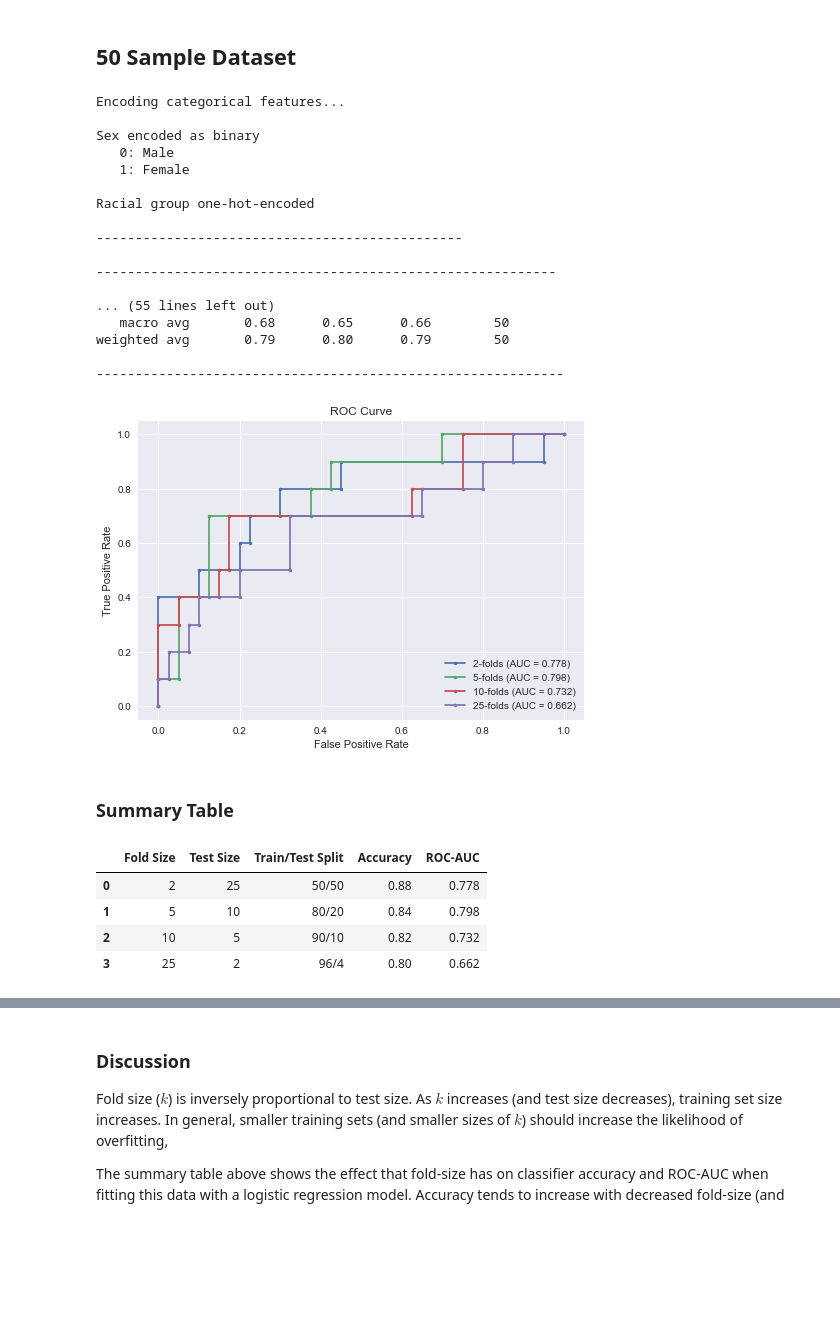
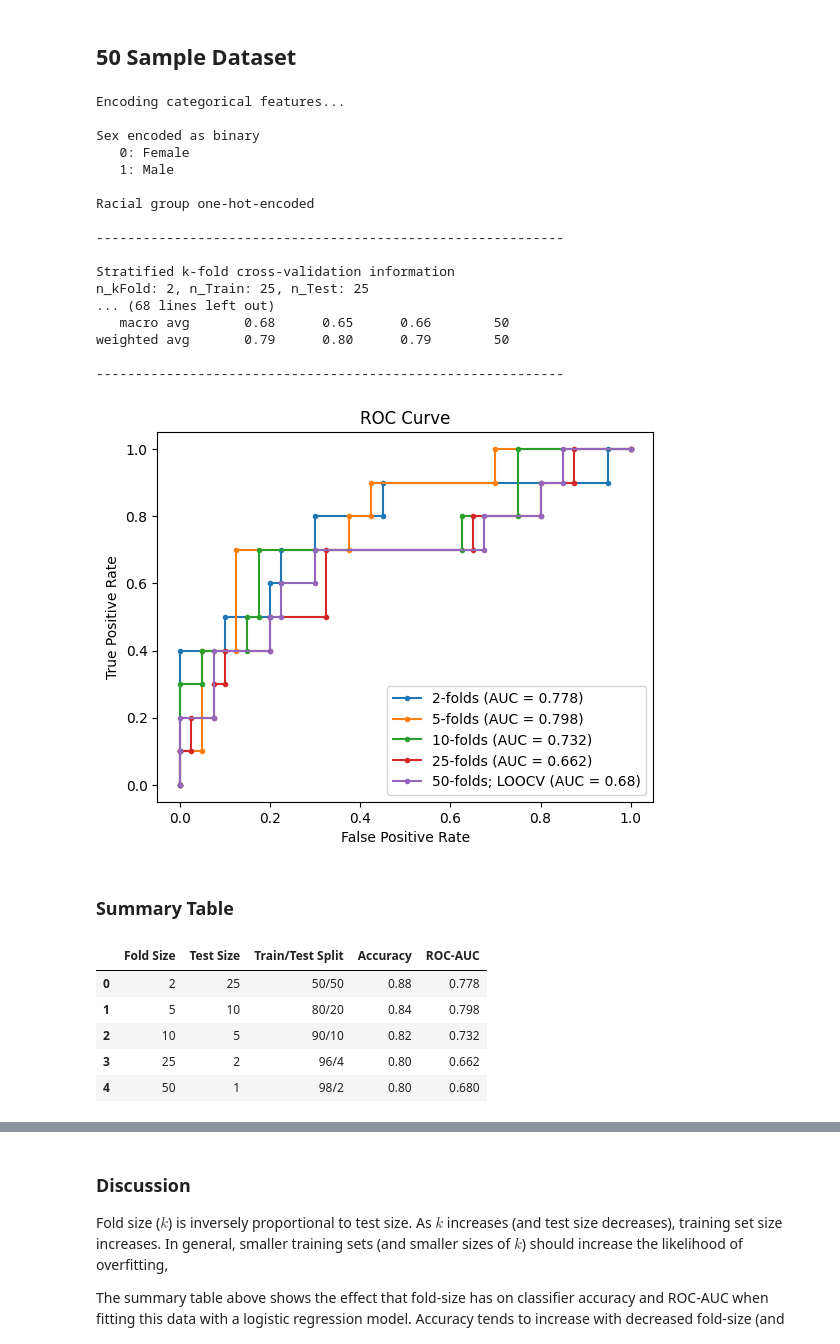
Before and after one commit to BrentonGraham/biomedical-ml-anschutz, a Jupyter notebook: 3. Logistic Regression & Cross-Validation/LogisticRegression&CrossValidation.ipynb, the cells around one changed output, grey strips where cells are left out. Saved outputs shown, nothing was run; the diff lists cells and outputs as text; code cells hidden in the pictures; blank space fills up the shorter version.

Commit message:
LogReg update - include LOOCV and shape up code

```diff
--- a/3. Logistic Regression & Cross-Validation/LogisticRegression&CrossValidation.ipynb
+++ b/3. Logistic Regression & Cross-Validation/LogisticRegression&CrossValidation.ipynb
@@ -357,7 +357,12 @@ def kFold_logReg_classification(X, y, k_fold: int):
     '''
 
     # Initialize stratified k-fold cross-validator
-    kfold = StratifiedKFold(n_splits=k_fold, shuffle=True, random_state=1)
+    # Leave-one out case
+    if k_fold == len(y):
+        kfold = KFold(n_splits=k_fold)
+    # All other cases
+    else:
+        kfold = StratifiedKFold(n_splits=k_fold, shuffle=True, random_state=1)
 
     # Store train/test split sizes for each fold size
     fold_info = ''
@@ -443,7 +448,7 @@ def logReg_performance_eval(y_true, y_pred, y_score, roc_label):
 # Split into X, y and encode categorical features
 X, y = X_y_split(df=data50_df, target='Pathologic?', to_numpy=False)
 X = encodeCategories(X, drop=False)
-print(f'-----------------------------------------------\n')
+print('------------------------------------------------------------\n')
 
 # Store accuracy, precision and AUC for each fold size
 fold_metrics = {
@@ -454,46 +459,48 @@ fold_metrics = {
     'ROC-AUC': [],
 }
 
-print('-----------------------------------------------------------\n')
-
 # Implement k-fold cross-validation with logistic regression classifier for multiple sizes of k
-fold_size = [2, 5, 10, 25]
+fold_size = [2, 5, 10, 25, 50]
 for k in fold_size:
 
     # Stratified k-fold cross-validation of Logistic Regression model
     y_true, y_pred, y_score = kFold_logReg_classification(X=X.to_numpy(), y=y.to_numpy(), k_fold=k)
 
     # Evaluate performance with classification report and ROC
-    logReg_performance_eval(y_true=y_true, y_pred=y_pred, y_score=y_score, roc_label=f'{k}-folds')
-    print(f'------------------------------------------------------------\n')
+    if k == len(y):
+        logReg_performance_eval(y_true=y_true, y_pred=y_pred, y_score=y_score, roc_label=f'{k}-folds; LOOCV')
+        print(f'------------------------------------------------------------\n')
+    else:
+        logReg_performance_eval(y_true=y_true, y_pred=y_pred, y_score=y_score, roc_label=f'{k}-folds')
+        print(f'------------------------------------------------------------\n')
 
     # Store metrics for each fold size
     test_size = int(len(y)/k)
     train_size = int(len(y)-test_size)
     fold_metrics['Fold Size'].append(k)
     fold_metrics['Test Size'].append(test_size)
     fold_metrics['Train/Test Split'].append(f'{int(100*train_size/len(y))}/{100-int(100*train_size/len(y))}')
     fold_metrics['Accuracy'].append(round(accuracy_score(y_true, y_pred), 3))
     fold_metrics['ROC-AUC'].append(round(roc_auc_score(y_true, y_score), 3))
 # %% [output]
 Encoding categorical features...
 
 Sex encoded as binary
-   0: Male
-   1: Female
+   0: Female
+   1: Male
 
 Racial group one-hot-encoded
 
------------------------------------------------
+------------------------------------------------------------
 
------------------------------------------------------------
-
-... (55 lines left out)
+Stratified k-fold cross-validation information
+n_kFold: 2, n_Train: 25, n_Test: 25
+... (68 lines left out)
    macro avg       0.68      0.65      0.66        50
 weighted avg       0.79      0.80      0.79        50
 
 ------------------------------------------------------------
-[figure, old version]
+[figure, new version]
 # %% [markdown]
 ### Summary Table
 # %%
@@ -504,6 +511,7 @@ pd.DataFrame(fold_metrics)
 | 1 | 5 | 10 | 80/20 | 0.84 | 0.798 |
 | 2 | 10 | 5 | 90/10 | 0.82 | 0.732 |
 | 3 | 25 | 2 | 96/4 | 0.80 | 0.662 |
+| 4 | 50 | 1 | 98/2 | 0.80 | 0.680 |
 # %%
 # Plot ROC-AUC vs fold size
 plt.figure()
```
Also changed, not shown: parts of 20 cells of this notebook.
